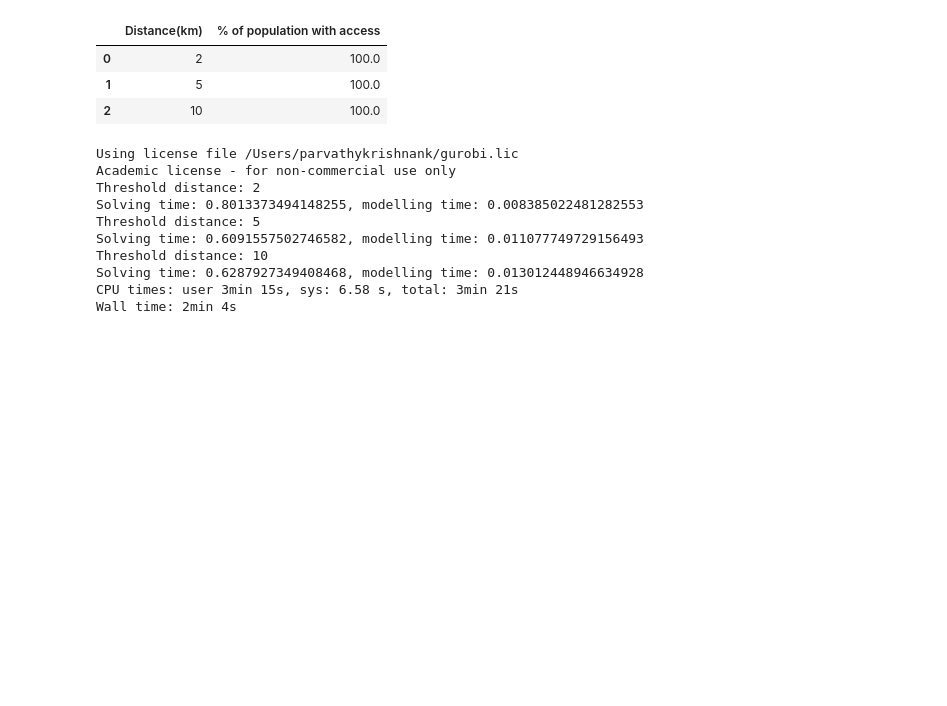
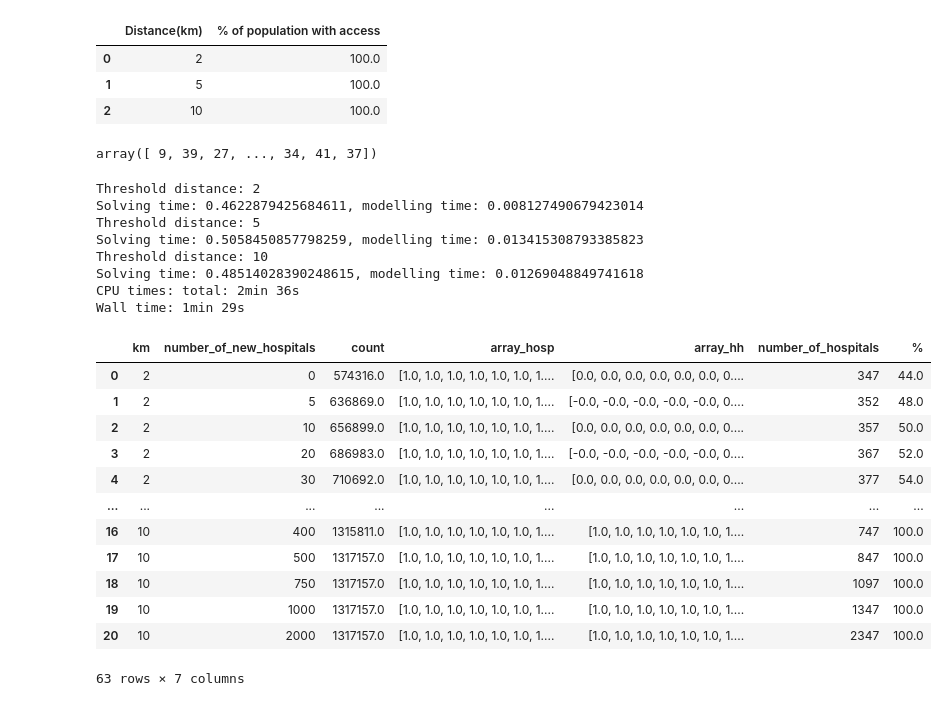
Before and after one commit to Analytics-for-a-Better-World/Public-Infrastructure-Service-Access, a Jupyter notebook: publications/PISA Timor Leste/Timor Leste_Estrada_WorldPop_Analysis.ipynb, the cells around one changed output. Drawn from its saved outputs; the diff is of its cells as text; code cells hidden in the pictures; blank space fills up the shorter version.

```diff
--- a/publications/PISA Timor Leste/Timor Leste_Estrada_WorldPop_Analysis.ipynb
+++ b/publications/PISA Timor Leste/Timor Leste_Estrada_WorldPop_Analysis.ipynb
@@ -237,5 +251,5 @@ Wall time: 5min 6s
 # %%
-population = pd.read_csv('ppp_TLS_2020_1km_Aggregated_UNadj.csv')
+population = pd.read_csv('data/ppp_TLS_2020_1km_Aggregated_UNadj.csv')
 population.columns = ['lon','lat','population']
 pop_gdf = gpd.GeoDataFrame(population, geometry=gpd.points_from_xy(population.lon, population.lat))
 pop_gdf = pop_gdf[pop_gdf['population']>0]
@@ -270,5 +286,5 @@ Population: 1.32 million
 # %%
-health_sites = gpd.read_file('health_sites_who.geojson')
+health_sites = gpd.read_file('data/health_sites_who.geojson')
 health_sites = health_sites[['LAT','LONG','L_NAME','geometry','CLASS']].reset_index()
 health_sites['lat'] = health_sites['geometry'].apply(lambda x:x.y)
 health_sites['lon'] = health_sites['geometry'].apply(lambda x:x.x)
@@ -353,7 +392,7 @@ current_facs = travel_dist[['fac_id','pop_id','travel_distance_corrected']]
 # %%
 %%time
 
-potential_locs = gpd.read_file('potential_loc_grid1km.geojson')
+potential_locs = gpd.read_file('data/potential_loc_grid1km.geojson')
 potential_locs = potential_locs.to_crs("EPSG:4326")[['id','geometry']].reset_index()
 potential_locs = potential_locs[['index','geometry']]
 potential_locs['Latitude'] = potential_locs['geometry'].apply(lambda x:x.y)
@@ -449,12 +488,16 @@ potential_facs['fac_id'] = potential_facs['fac_id']+current_facs['fac_id'].max()
 # %%
 df_combined = pd.concat([current_facs, potential_facs],axis=0)
 df_combined.columns = ['fac_id','pop_id','distance']
+# %%
+pop_gdf.sort_values(by='pop_id')['population'].values.round().astype(int)
+# %% [output]
+array([ 9, 39, 27, ..., 34, 41, 37])
 # %%
 %%time
 
 budget = [5,10,20,30,40,50,60,70,80,90,100,150,200,250,300,400,500,750,1000,2000]
 
-array_household = pop_gdf.sort_values(by='pop_id')['population'].values
+array_household = pop_gdf.sort_values(by='pop_id')['population'].values.round().astype(int)
 current_hospitals_ID = current_facs['fac_id'].unique()
 new_hospitals_ID = potential_facs['fac_id'].unique()
 
@@ -470,18 +513,32 @@ for each_threshold in [2,5,10]:
     print("Threshold distance: " + str(each_threshold))
     print("Solving time: " + str(tSolving/60) + ", modelling time: " + str(tModelling/60))
 # %% [output]
-Using license file /Users/parvathykrishnank/gurobi.lic
-Academic license - for non-commercial use only
 Threshold distance: 2
-Solving time: 0.8013373494148255, modelling time: 0.008385022481282553
+Solving time: 0.4622879425684611, modelling time: 0.008127490679423014
 Threshold distance: 5
-Solving time: 0.6091557502746582, modelling time: 0.011077749729156493
+Solving time: 0.5058450857798259, modelling time: 0.013415308793385823
 Threshold distance: 10
-Solving time: 0.6287927349408468, modelling time: 0.013012448946634928
-CPU times: user 3min 15s, sys: 6.58 s, total: 3min 21s
-Wall time: 2min 4s
+Solving time: 0.48514028390248615, modelling time: 0.01269048849741618
+CPU times: total: 2min 36s
+Wall time: 1min 29s
 # %%
 df_combined_output['%'] = df_combined_output['%'].round()
+# %%
+df_combined_output
+# %% [output]
+|  | km | number_of_new_hospitals | count | array_hosp | array_hh | number_of_hospitals | % |
+| 0 | 2 | 0 | 574316.0 | [1.0, 1.0, 1.0, 1.0, 1.0, 1.0, 1.... | [0.0, 0.0, 0.0, 0.0, 0.0, 0.0, 0.... | 347 | 44.0 |
+| 1 | 2 | 5 | 636869.0 | [1.0, 1.0, 1.0, 1.0, 1.0, 1.0, 1.... | [-0.0, -0.0, -0.0, -0.0, -0.0, 0.... | 352 | 48.0 |
+| 2 | 2 | 10 | 656899.0 | [1.0, 1.0, 1.0, 1.0, 1.0, 1.0, 1.... | [0.0, 0.0, 0.0, 0.0, 0.0, 0.0, 0.... | 357 | 50.0 |
+| 3 | 2 | 20 | 686983.0 | [1.0, 1.0, 1.0, 1.0, 1.0, 1.0, 1.... | [-0.0, -0.0, -0.0, -0.0, -0.0, 0.... | 367 | 52.0 |
+| 4 | 2 | 30 | 710692.0 | [1.0, 1.0, 1.0, 1.0, 1.0, 1.0, 1.... | [0.0, 0.0, 0.0, 0.0, 0.0, 0.0, 0.... | 377 | 54.0 |
+| ... | ... | ... | ... | ... | ... | ... | ... |
+| 16 | 10 | 400 | 1315811.0 | [1.0, 1.0, 1.0, 1.0, 1.0, 1.0, 1.... | [1.0, 1.0, 1.0, 1.0, 1.0, 1.0, 1.... | 747 | 100.0 |
+| 17 | 10 | 500 | 1317157.0 | [1.0, 1.0, 1.0, 1.0, 1.0, 1.0, 1.... | [1.0, 1.0, 1.0, 1.0, 1.0, 1.0, 1.... | 847 | 100.0 |
+| 18 | 10 | 750 | 1317157.0 | [1.0, 1.0, 1.0, 1.0, 1.0, 1.0, 1.... | [1.0, 1.0, 1.0, 1.0, 1.0, 1.0, 1.... | 1097 | 100.0 |
+| 19 | 10 | 1000 | 1317157.0 | [1.0, 1.0, 1.0, 1.0, 1.0, 1.0, 1.... | [1.0, 1.0, 1.0, 1.0, 1.0, 1.0, 1.... | 1347 | 100.0 |
+| 20 | 10 | 2000 | 1317157.0 | [1.0, 1.0, 1.0, 1.0, 1.0, 1.0, 1.... | [1.0, 1.0, 1.0, 1.0, 1.0, 1.0, 1.... | 2347 | 100.0 |
+63 rows × 7 columns
 # %%
 fig = px.line(df_combined_output.sort_values(by=['km','number_of_hospitals']),
               x='number_of_hospitals',y='%',color='km',
```
Also changed, not shown: parts of 28 cells of this notebook, 1 other file.
